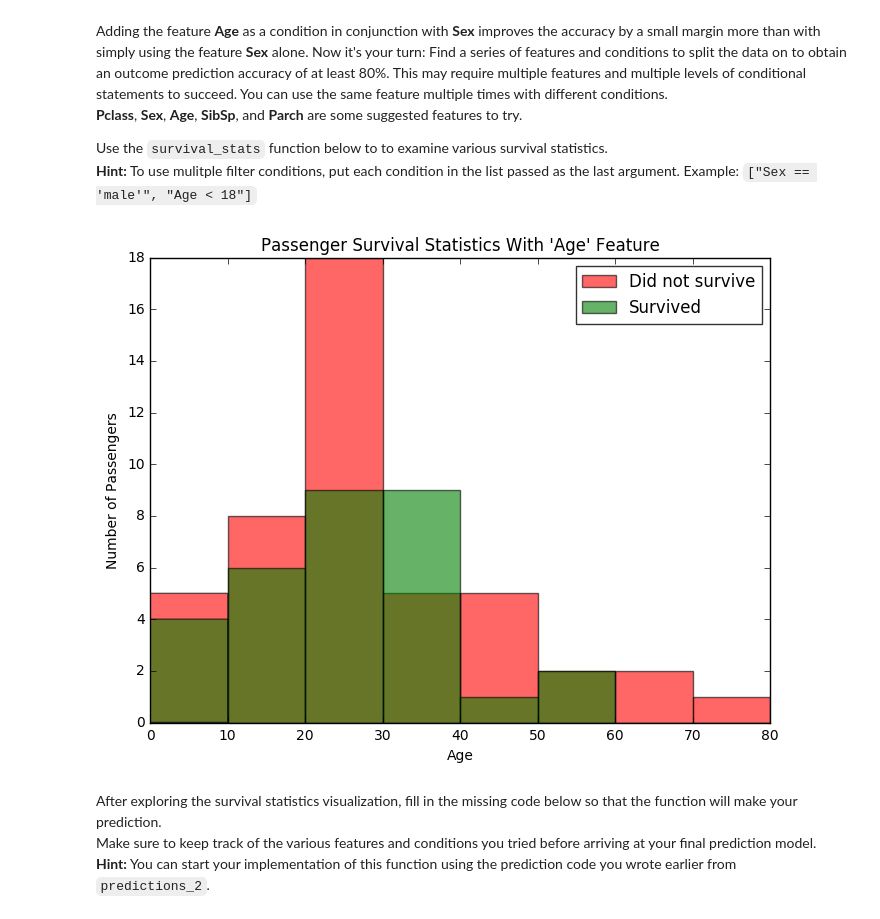
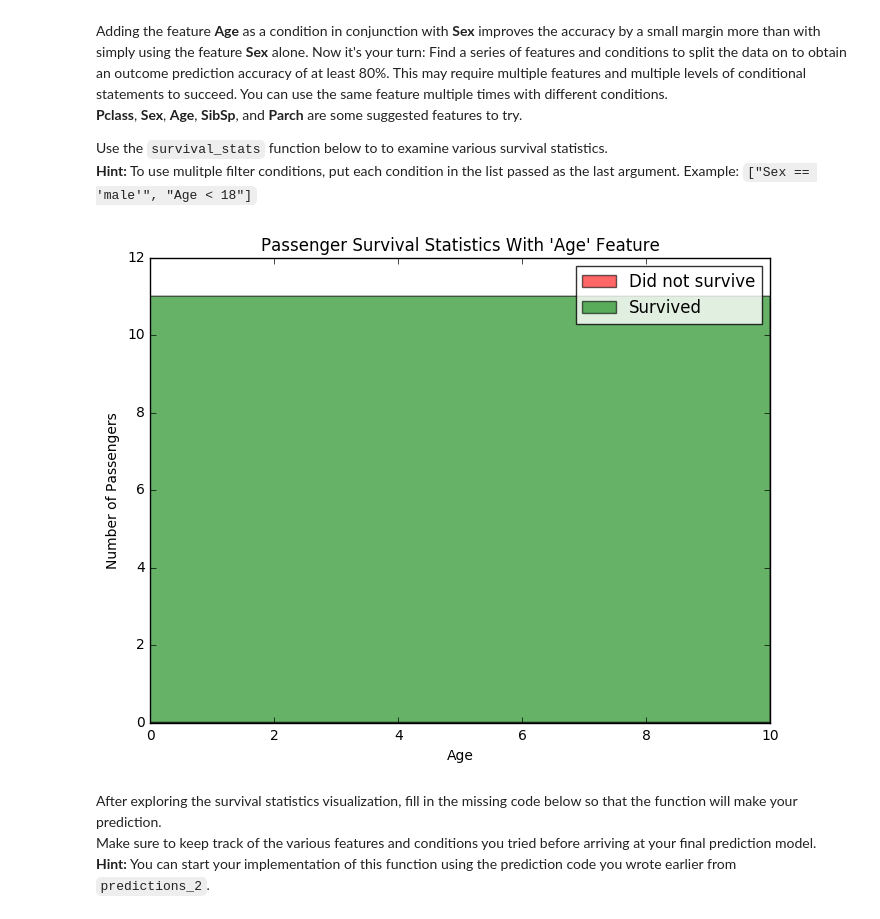
Before and after one commit to matthewbadeau/titanic_survival_exploration, a Jupyter notebook: Titanic_Survival_Exploration.ipynb, the cells around one changed output. Saved outputs shown, nothing was run; the diff lists cells and outputs as text; code cells hidden in the pictures.

```diff
--- a/Titanic_Survival_Exploration.ipynb
+++ b/Titanic_Survival_Exploration.ipynb
@@ -211,9 +211,9 @@ Adding the feature **Age** as a condition in conjunction with **Sex** improves t
 Use the `survival_stats` function below to to examine various survival statistics.
 **Hint:** To use mulitple filter conditions, put each condition in the list passed as the last argument. Example: `["Sex == 'male'", "Age < 18"]`
 # %%
-survival_stats(data, outcomes, 'Age', ["PassengerId < 100"])
+survival_stats(data, outcomes, 'Age', ["Sex == 'male'", "Age < 10", "Pclass < 3"])
 # %% [output]
-[figure, old version]
+[figure, new version]
 # %% [markdown]
 After exploring the survival statistics visualization, fill in the missing code below so that the function will make your prediction.
 Make sure to keep track of the various features and conditions you tried before arriving at your final prediction model.
```
Also changed, not shown: parts of 15 cells of this notebook, 1 other file.
